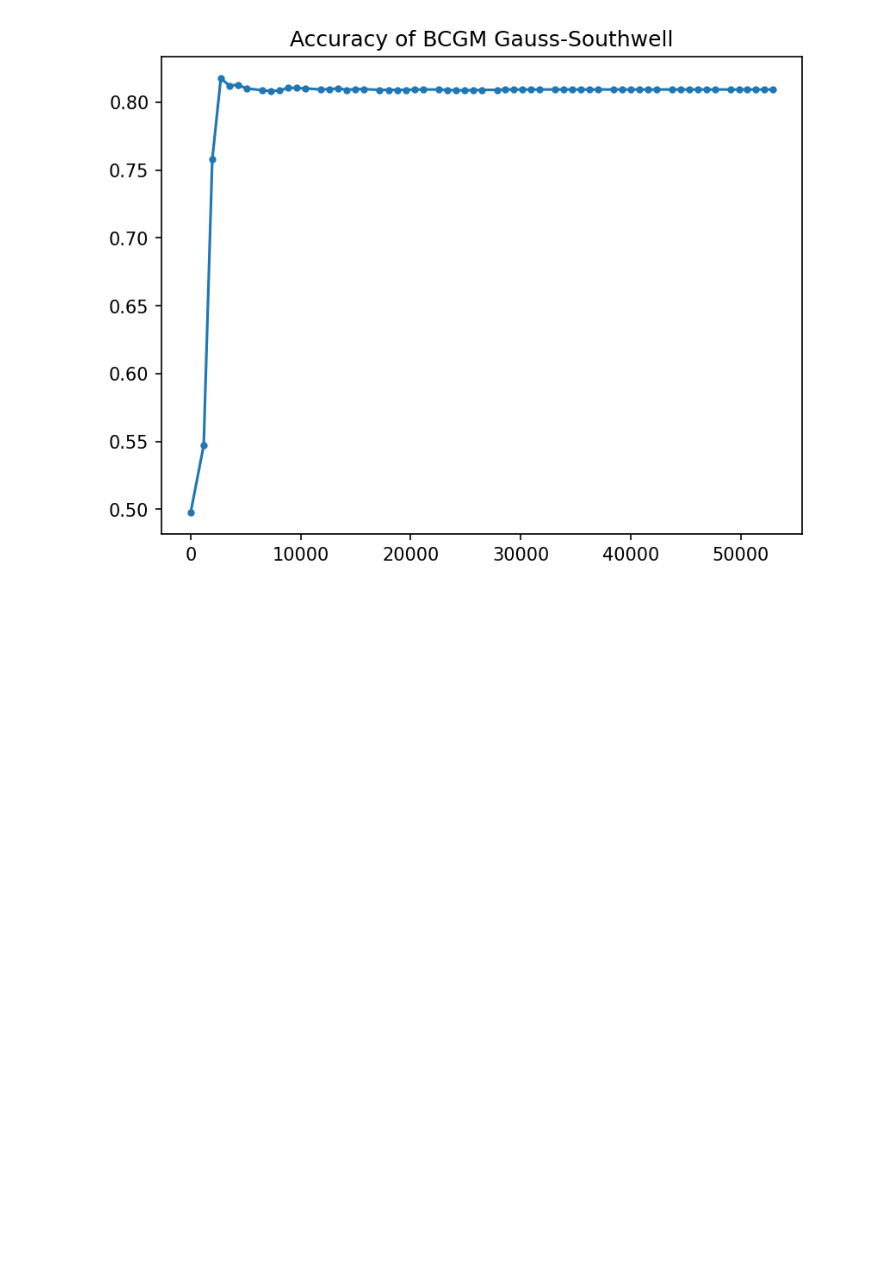
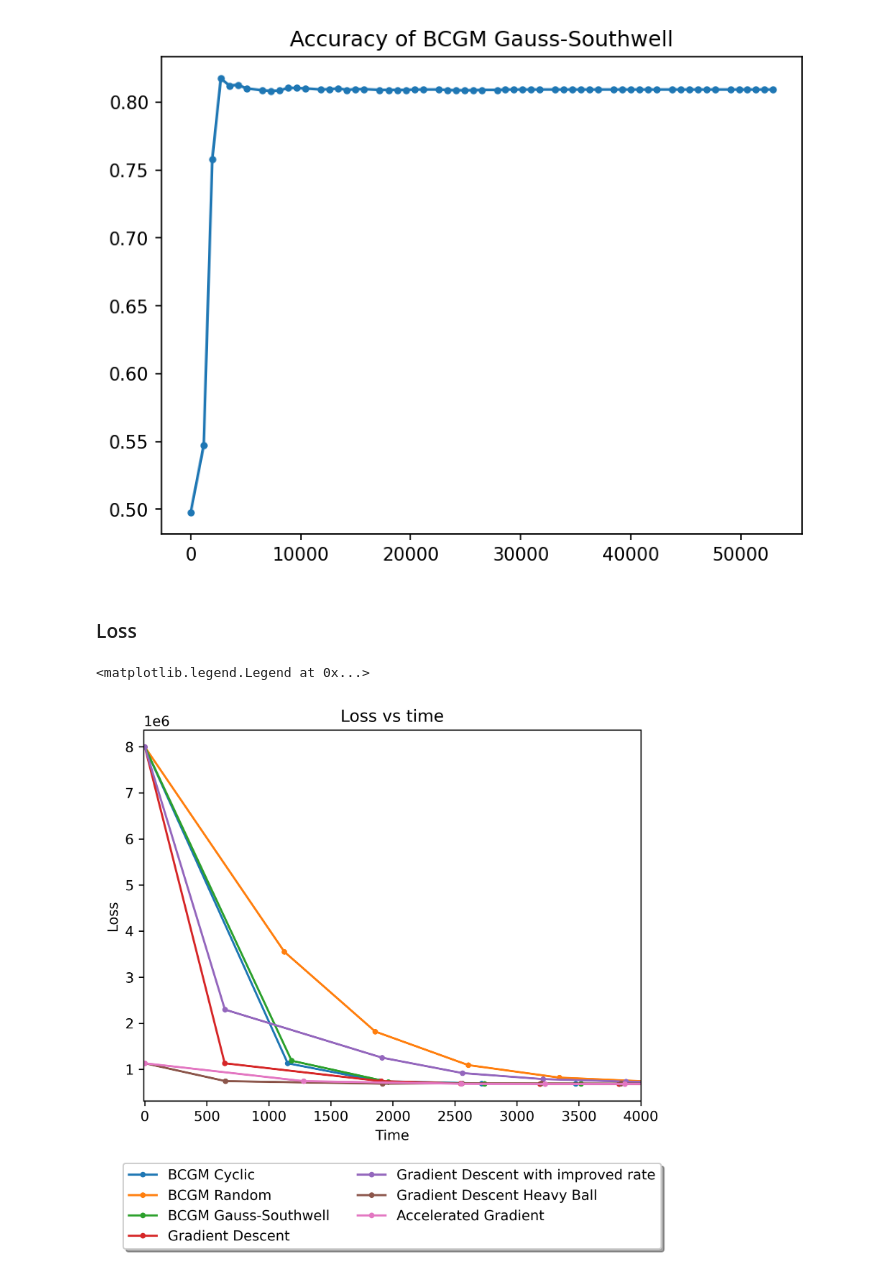
Before and after one commit to RobEngin/Optimization-Gradient-Descent, a Jupyter notebook: Blobs.ipynb, the cells around one changed output. Cells and saved outputs as stored; diff of their text form; code cells hidden in the pictures; blank space fills up the shorter version.

Commit message:
Plot

```diff
--- a/Blobs.ipynb
+++ b/Blobs.ipynb
@@ -812,3 +812,37 @@ plt.plot(ticks_bcgd_gs, accuracies_bcgd_gs, marker='.')
 # %% [output]
 [<matplotlib.lines.Line2D at 0x...>]
 [figure]
+# %% [markdown]
+### Loss
+# %%
+plt.figure(dpi=PLOT_DPI*3)
+plt.plot(ticks_bcgd_cyclic , losses_bcgm_cyclic, marker='.')
+plt.plot(ticks_bcgd_random , losses_bcgm_random, marker='.')
+plt.plot(ticks_bcgd_gs , losses_bcgm_gs, marker='.')
+plt.plot(ticks_gd , losses_gd, marker='.')
+plt.plot(ticks_gd_improved , losses_gd_improved, marker='.')
+plt.plot(ticks_gd_hb , losses_gd_hb, marker='.')
+plt.plot(ticks_gd_accelerated , losses_gd_accelerated, marker='.')
+
+plt.title("Loss vs time")
+plt.xlabel("Time")
+plt.ylabel("Loss")
+plt.xlim(-10,4000)
+plt.legend(
+    [
+        'BCGM Cyclic',
+        'BCGM Random',
+        'BCGM Gauss-Southwell',
+        'Gradient Descent',
+        'Gradient Descent with improved rate',
+        'Gradient Descent Heavy Ball',
+        "Accelerated Gradient"
+    ],
+    loc="upper center",
+    bbox_to_anchor=(0.5, -0.15),
+    fancybox=True, shadow=True, ncol=2
+
+)
+# %% [output]
+<matplotlib.legend.Legend at 0x...>
+[figure, added]
```
